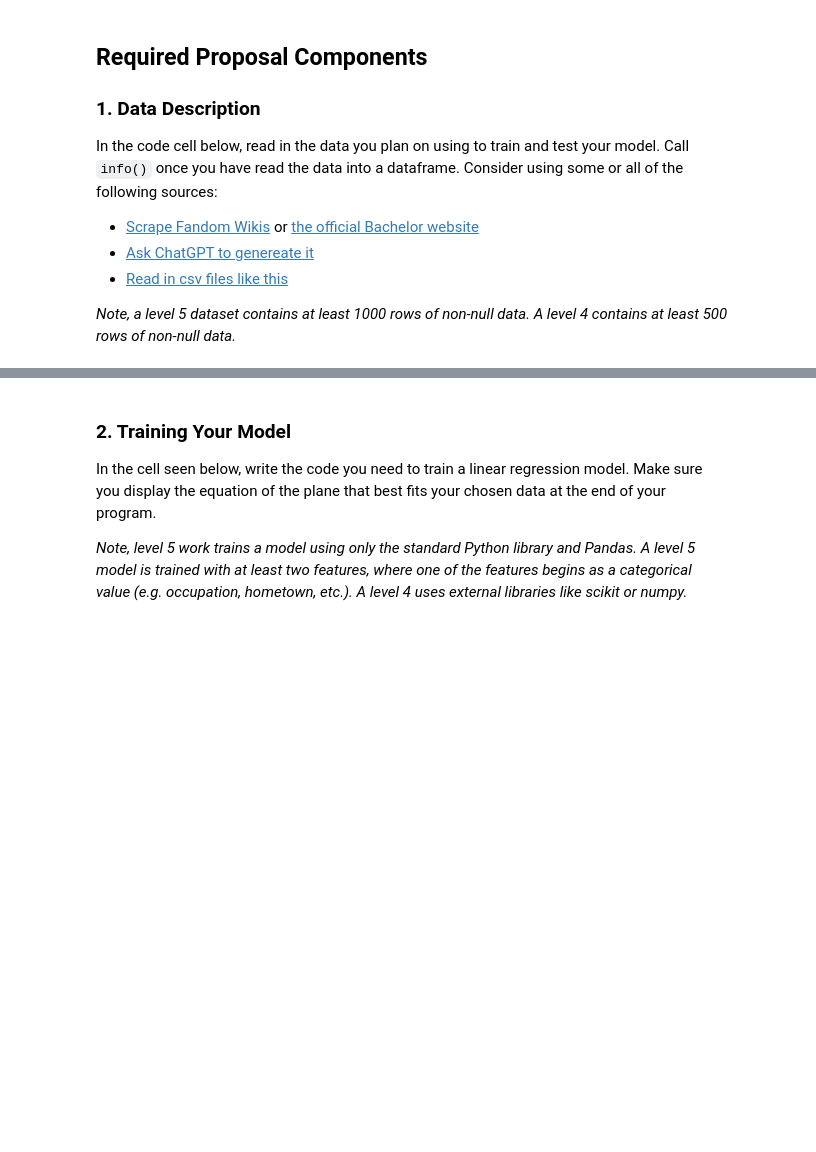
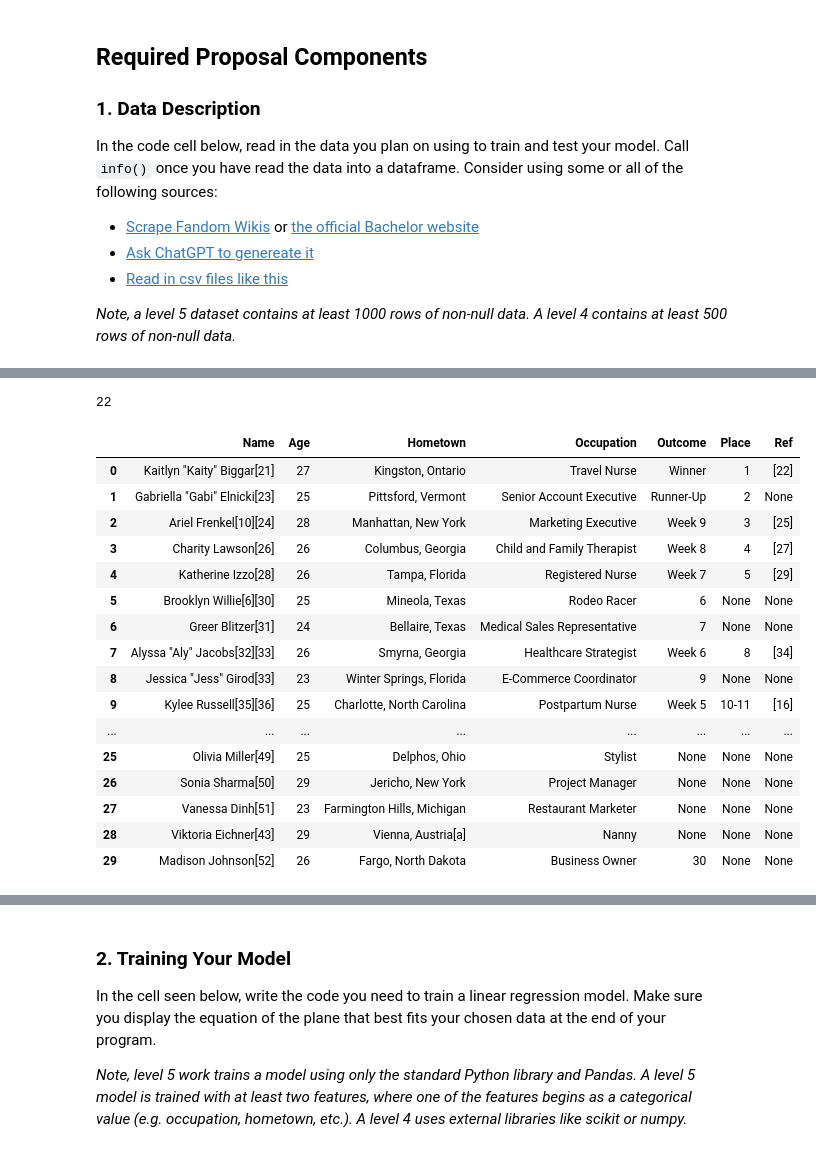
Before and after one commit to Google-Stein/Machine-Learning, a Jupyter notebook: The Bachelor Project/RFP+#1+Template.ipynb, the cells around one changed output, grey strips where cells are left out. Saved outputs shown, nothing was run; the diff lists cells and outputs as text; code cells hidden in the pictures; blank space fills up the shorter version.

```diff
--- a/The Bachelor Project/RFP+#1+Template.ipynb
+++ b/The Bachelor Project/RFP+#1+Template.ipynb
@@ -21,11 +21,19 @@ In the code cell below, read in the data you plan on using to train and test you
 import requests
 import pandas as pd
 from bs4 import BeautifulSoup as soup
+linklist = []
 seasonnum = 1
 url = "https://en.wikipedia.org/wiki/The_Bachelor_(American_TV_series)"
 
 data = requests.get(url)
 print(data.status_code)
 data = soup(data.text, 'html.parser')
+mainTable = data.find('table', {'class': 'wikitable plainrowheaders'})
+bruh = mainTable.find_all('a', {'class': 'mw-redirect'})
+print(bruh)
+for i in bruh:
+    href = i.get('href')
+    linklist.append(href)
+#Link finder and libraries
 # %% [output]
 200
@@ -70,0 +83,26 @@ state = []
+# %%
+new_data = []
+for i in linklist:
+    url = (f"https://en.wikipedia.org/{i}")
+    if "season" in url:
+        print("True")
+        data = requests.get(url)
+        print(data.status_code)
+        data = soup(data.text, 'html.parser')
+        table = data.find('table', {'class': 'wikitable sortable'})
+
+        if table:
+            rows = table.find_all('tr')
+            tabledata = [] #Initilize the list to store my table information
+            headers = [th.text.strip() for th in rows[0].find_all('th')]# Find the header names in the header row
+
+            for row in rows[1:]:
+                cols = row.find_all('td')
+                if cols:
+                    tabledata.append([col.text.strip() for col in cols])
+            tableSet = pd.DataFrame(tabledata, columns=headers)
+            new_data.append(tableSet)
+
+
+        else:
+            print("table not found")
@@ -70,0 +127,24 @@ state = []
+# %%
+len(new_data)
+# %% [output]
+22
+# %%
+new_data[len(new_data) - 1]
+# %% [output]
+|  | Name | Age | Hometown | Occupation | Outcome | Place | Ref |
+| 0 | Kaitlyn "Kaity" Biggar[21] | 27 | Kingston, Ontario | Travel Nurse | Winner | 1 | [22] |
+| 1 | Gabriella "Gabi" Elnicki[23] | 25 | Pittsford, Vermont | Senior Account Executive | Runner-Up | 2 | None |
+| 2 | Ariel Frenkel[10][24] | 28 | Manhattan, New York | Marketing Executive | Week 9 | 3 | [25] |
+| 3 | Charity Lawson[26] | 26 | Columbus, Georgia | Child and Family Therapist | Week 8 | 4 | [27] |
+| 4 | Katherine Izzo[28] | 26 | Tampa, Florida | Registered Nurse | Week 7 | 5 | [29] |
+| 5 | Brooklyn Willie[6][30] | 25 | Mineola, Texas | Rodeo Racer | 6 | None | None |
+| 6 | Greer Blitzer[31] | 24 | Bellaire, Texas | Medical Sales Representative | 7 | None | None |
+| 7 | Alyssa "Aly" Jacobs[32][33] | 26 | Smyrna, Georgia | Healthcare Strategist | Week 6 | 8 | [34] |
+| 8 | Jessica "Jess" Girod[33] | 23 | Winter Springs, Florida | E-Commerce Coordinator | 9 | None | None |
+| 9 | Kylee Russell[35][36] | 25 | Charlotte, North Carolina | Postpartum Nurse | Week 5 | 10-11 | [16] |
+| ... | ... | ... | ... | ... | ... | ... | ... |
+| 25 | Olivia Miller[49] | 25 | Delphos, Ohio | Stylist | None | None | None |
+| 26 | Sonia Sharma[50] | 29 | Jericho, New York | Project Manager | None | None | None |
+| 27 | Vanessa Dinh[51] | 23 | Farmington Hills, Michigan | Restaurant Marketer | None | None | None |
+| 28 | Viktoria Eichner[43] | 29 | Vienna, Austria[a] | Nanny | None | None | None |
+| 29 | Madison Johnson[52] | 26 | Fargo, North Dakota | Business Owner | 30 | None | None |
```
Also changed, not shown: parts of 7 cells of this notebook.
